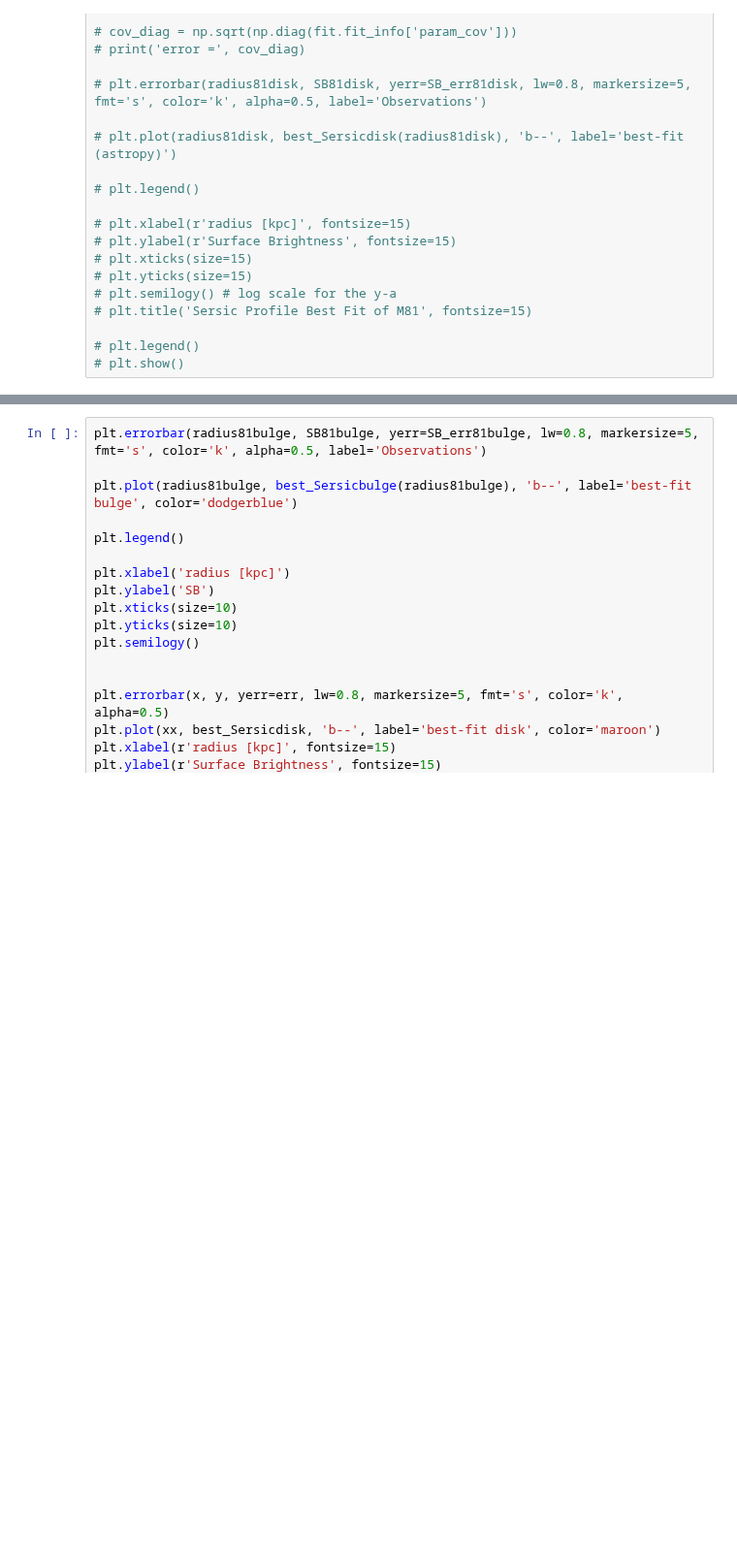
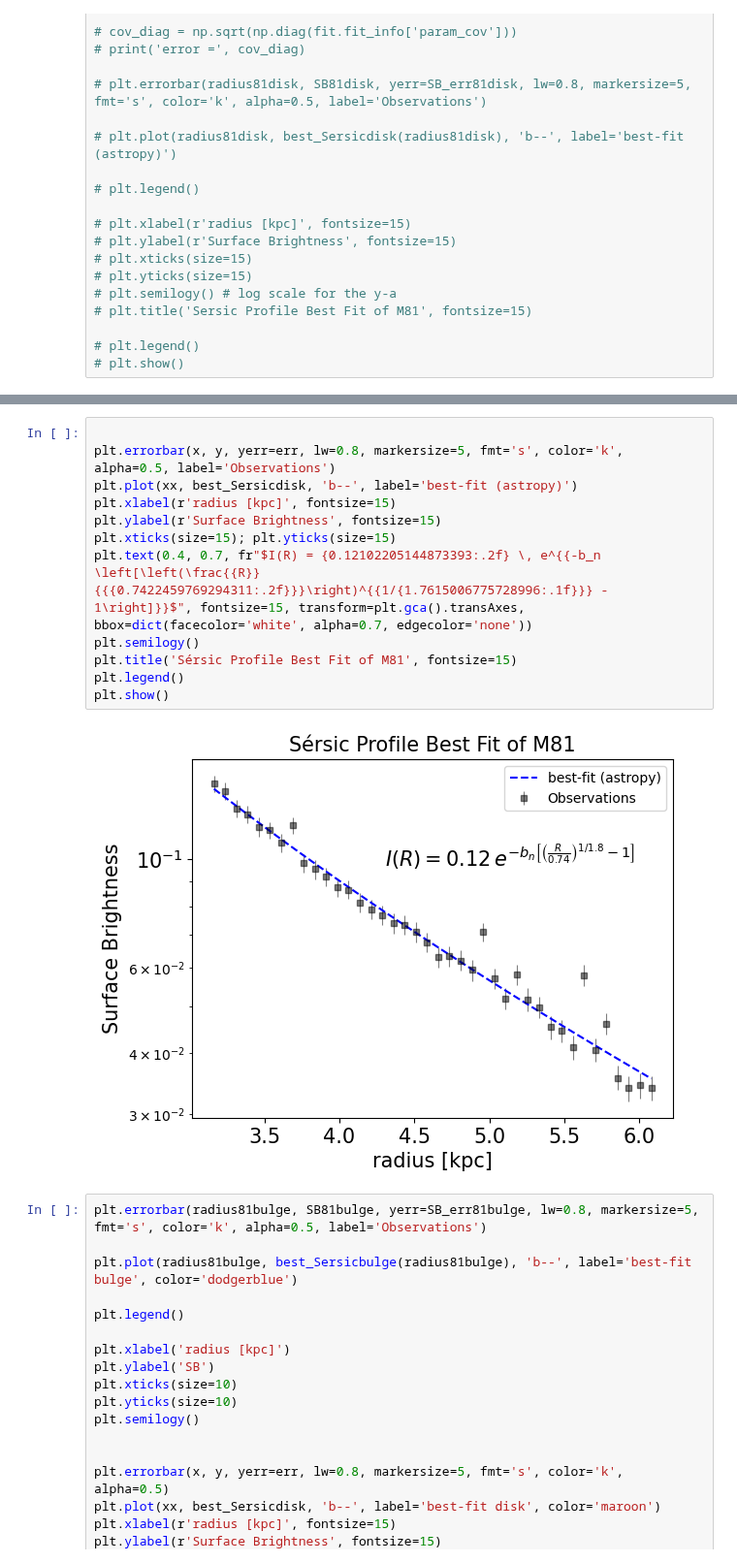
Before and after one commit to Chartman25/UnigeMasters, a Jupyter notebook: Astrophysics_and_Data_Analysis/Galaxy_fitting.ipynb, the cells around one changed output, grey strips where cells are left out. Shown at 97% size. Drawn from its saved outputs; the diff is of its cells as text; blank space fills up the shorter version.

```diff
--- a/Astrophysics_and_Data_Analysis/Galaxy_fitting.ipynb
+++ b/Astrophysics_and_Data_Analysis/Galaxy_fitting.ipynb
@@ -392,3 +385,17 @@ Recovered parameters:
+# %%
+
+plt.errorbar(x, y, yerr=err, lw=0.8, markersize=5, fmt='s', color='k', alpha=0.5, label='Observations')
+plt.plot(xx, best_Sersicdisk, 'b--', label='best-fit (astropy)')
+plt.xlabel(r'radius [kpc]', fontsize=15)
+plt.ylabel(r'Surface Brightness', fontsize=15)
+plt.xticks(size=15); plt.yticks(size=15)
+plt.text(0.4, 0.7, fr"$I(R) = {0.12102205144873393:.2f} \, e^{{-b_n \left[\left(\frac{{R}}{{{0.7422459769294311:.2f}}}\right)^{{1/{1.7615006775728996:.1f}}} - 1\right]}}$", fontsize=15, transform=plt.gca().transAxes, bbox=dict(facecolor='white', alpha=0.7, edgecolor='none'))
+plt.semilogy()
+plt.title('Sérsic Profile Best Fit of M81', fontsize=15)
+plt.legend()
+plt.show()
+# %% [output]
+[figure, added]
 # %%
 plt.errorbar(radius81bulge, SB81bulge, yerr=SB_err81bulge, lw=0.8, markersize=5, fmt='s', color='k', alpha=0.5, label='Observations')
 
```
Also changed, not shown: parts of 6 cells of this notebook, 2 other files.
